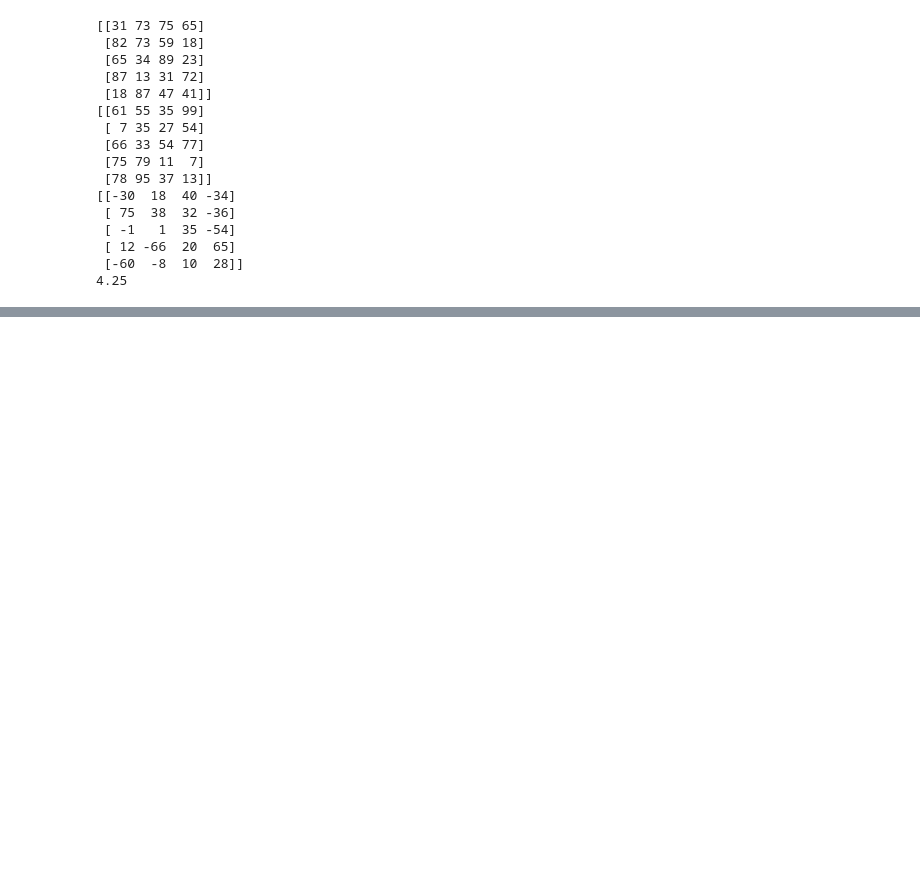
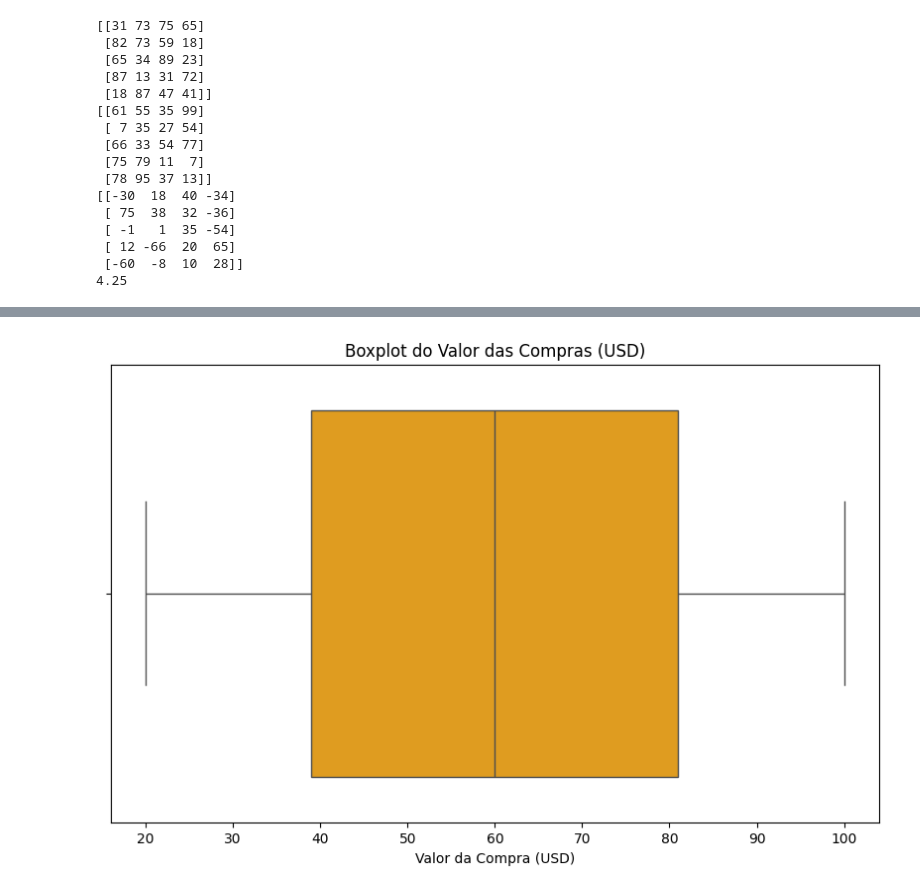
Before and after one commit to Vipas12/FundamentosPython_Vipin, a Jupyter notebook: UFCD10793_Avaliacao_Final_2025_Marco/avali_final12.ipynb, the cells around one changed output, grey strips where cells are left out. Drawn from its saved outputs; the diff is of its cells as text; code cells hidden in the pictures; blank space fills up the shorter version.

```diff
--- a/UFCD10793_Avaliacao_Final_2025_Marco/avali_final12.ipynb
+++ b/UFCD10793_Avaliacao_Final_2025_Marco/avali_final12.ipynb
@@ -115,0 +234,9 @@ print(media_subarray)
+# %%
+# Boxplot para a variável 'Purchase Amount (USD)' para identificar outliers
+plt.figure(figsize=(10, 6))
+sns.boxplot(x=df['Purchase Amount (USD)'], color='orange')
+plt.title('Boxplot do Valor das Compras (USD)')
+plt.xlabel('Valor da Compra (USD)')
+plt.show()
+# %% [output]
+[figure, added]
```
Also changed, not shown: parts of 20 cells of this notebook, 6 other files.
